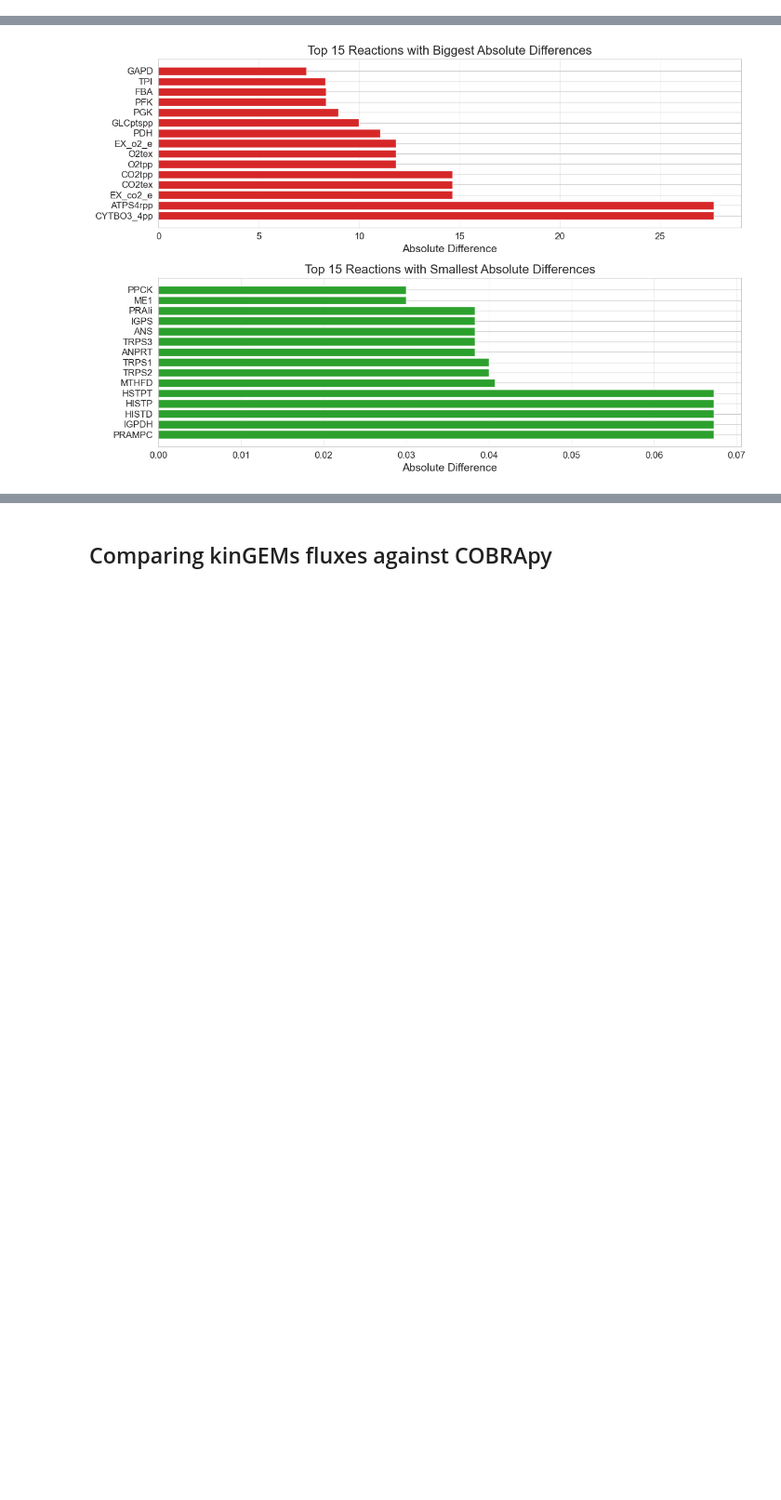
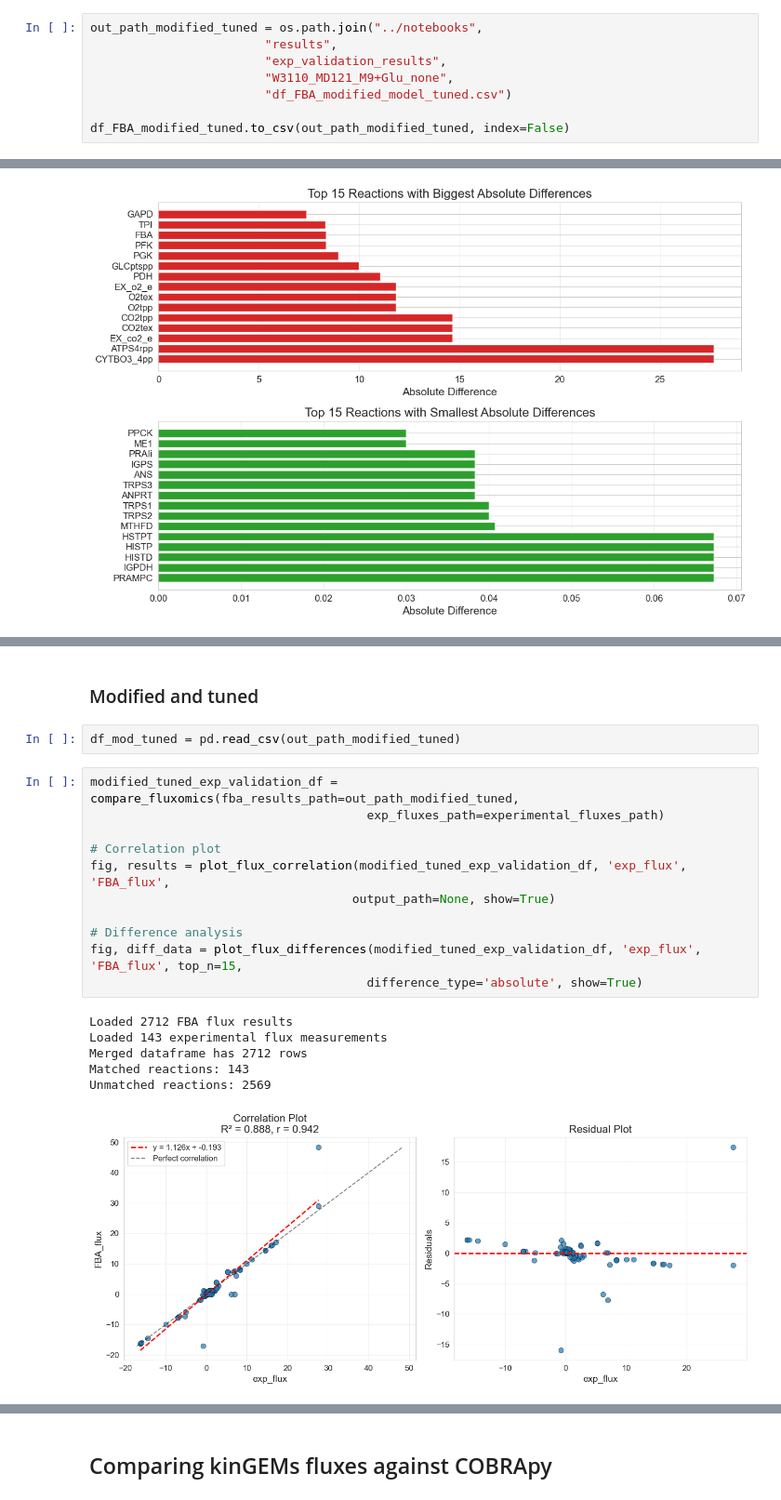
Before and after one commit to ranaabarghout/kinGEMs, a Jupyter notebook: notebooks/validate_fluxomics_iML1515.ipynb, the cells around one changed output, grey strips where cells are left out. Shown at 93% size. Saved outputs shown, nothing was run; the diff lists cells and outputs as text; blank space fills up the shorter version.

```diff
--- a/notebooks/validate_fluxomics_iML1515.ipynb
+++ b/notebooks/validate_fluxomics_iML1515.ipynb
@@ -168,3 +475,11 @@ df_FBA_modified.to_csv(out_path_modified, index=False)
+# %%
+out_path_modified_tuned = os.path.join("../notebooks",
+                        "results",
+                        "exp_validation_results",
+                        "W3110_MD121_M9+Glu_none",
+                        "df_FBA_modified_model_tuned.csv")
+
+df_FBA_modified_tuned.to_csv(out_path_modified_tuned, index=False)
 # %% [markdown]
 # Correlation to experimental fluxes
 # %%
@@ -213,0 +533,22 @@ Unmatched reactions: 2569
+# %% [markdown]
+### Modified and tuned
+# %%
+df_mod_tuned = pd.read_csv(out_path_modified_tuned)
+# %%
+modified_tuned_exp_validation_df = compare_fluxomics(fba_results_path=out_path_modified_tuned,
+                                      exp_fluxes_path=experimental_fluxes_path)
+
+# Correlation plot
+fig, results = plot_flux_correlation(modified_tuned_exp_validation_df, 'exp_flux', 'FBA_flux',
+                                    output_path=None, show=True)
+
+# Difference analysis
+fig, diff_data = plot_flux_differences(modified_tuned_exp_validation_df, 'exp_flux', 'FBA_flux', top_n=15,
+                                      difference_type='absolute', show=True)
+# %% [output]
+Loaded 2712 FBA flux results
+Loaded 143 experimental flux measurements
+Merged dataframe has 2712 rows
+Matched reactions: 143
+Unmatched reactions: 2569
+[figure, added]
```
Also changed, not shown: parts of 27 cells of this notebook.
